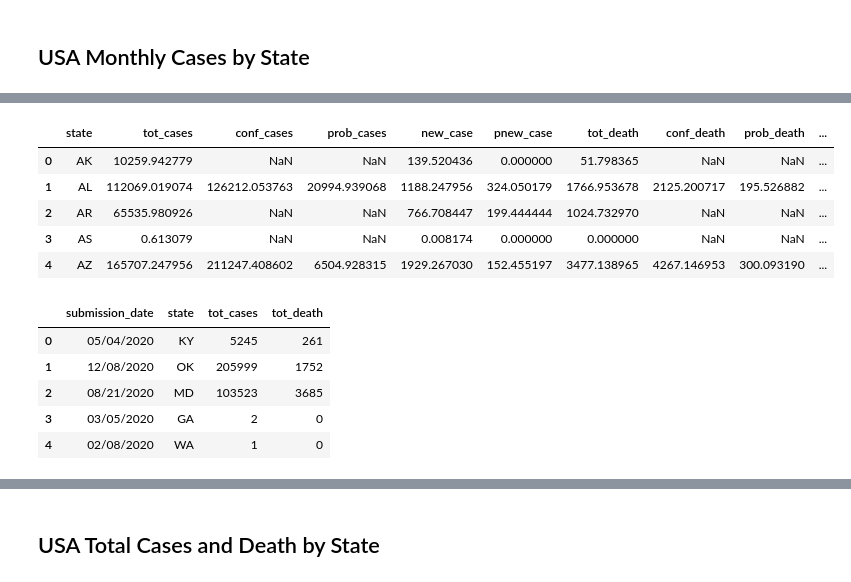
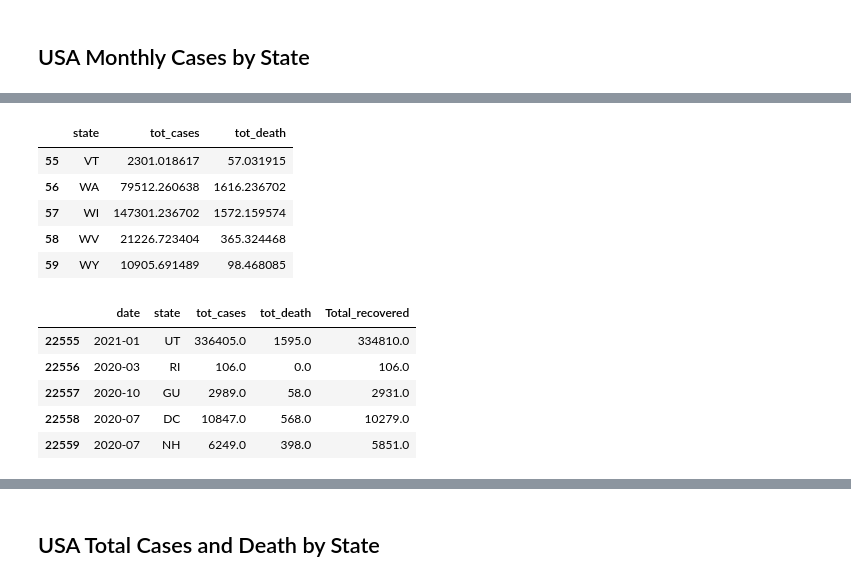
Before and after one commit to gotar1/COVID-19-Dashboard, a Jupyter notebook: Notebooks/analysis.ipynb, the cells around one changed output, grey strips where cells are left out. Drawn from its saved outputs; the diff is of its cells as text; code cells hidden in the pictures.

Commit message:
Updates to DataBase

```diff
--- a/Notebooks/analysis.ipynb
+++ b/Notebooks/analysis.ipynb
@@ -27,0 +19,11 @@ covid_df.head()
+# %%
+# set a client with a token
+client = Socrata("data.cdc.gov", my_token)
+
+# results returned as JSON from API / converted to Python list of
+# dictionaries by sodapy.
+results = client.get("9mfq-cb36", limit=50000)
+
+# Convert to pandas DataFrame and display
+covid_df = pd.DataFrame.from_records(results)
+covid_df.tail()
@@ -27,0 +68,8 @@ covid_df.head()
+# %%
+# convert objects to float
+covid_df["tot_cases"] =  covid_df.tot_cases.astype(float)
+covid_df["tot_death"] = covid_df.tot_death.astype(float)
+
+# select only the columns we gonna use and display df
+covid_df = covid_df[["date", "state", "tot_cases", "tot_death"]]
+covid_df.tail()
@@ -28,22 +83,22 @@ covid_df.head()
 # %%
 # group by states to be used later
 state_df = covid_df.groupby('state').mean().reset_index()
-state_df.head()
+state_df.tail()
 # %% [output]
-|  | state | tot_cases | conf_cases | prob_cases | new_case | pnew_case | tot_death | conf_death | prob_death | ... |
-| 0 | AK | 10259.942779 | NaN | NaN | 139.520436 | 0.000000 | 51.798365 | NaN | NaN | ... |
-| 1 | AL | 112069.019074 | 126212.053763 | 20994.939068 | 1188.247956 | 324.050179 | 1766.953678 | 2125.200717 | 195.526882 | ... |
-| 2 | AR | 65535.980926 | NaN | NaN | 766.708447 | 199.444444 | 1024.732970 | NaN | NaN | ... |
-| 3 | AS | 0.613079 | NaN | NaN | 0.008174 | 0.000000 | 0.000000 | NaN | NaN | ... |
-| 4 | AZ | 165707.247956 | 211247.408602 | 6504.928315 | 1929.267030 | 152.455197 | 3477.138965 | 4267.146953 | 300.093190 | ... |
+|  | state | tot_cases | tot_death |
+| 55 | VT | 2301.018617 | 57.031915 |
+| 56 | WA | 79512.260638 | 1616.236702 |
+| 57 | WI | 147301.236702 | 1572.159574 |
+| 58 | WV | 21226.723404 | 365.324468 |
+| 59 | WY | 10905.691489 | 98.468085 |
 # %%
-# select only the columns we gonna use
-covid_df = covid_df[["submission_date", "state", "tot_cases", "tot_death"]]
-covid_df.head()
+# add total recovery columns to df
+covid_df["Total_recovered"] = covid_df.tot_cases - covid_df.tot_death
+covid_df.tail()
 # %% [output]
-|  | submission_date | state | tot_cases | tot_death |
-| 0 | 05/04/2020 | KY | 5245 | 261 |
-| 1 | 12/08/2020 | OK | 205999 | 1752 |
-| 2 | 08/21/2020 | MD | 103523 | 3685 |
-| 3 | 03/05/2020 | GA | 2 | 0 |
-| 4 | 02/08/2020 | WA | 1 | 0 |
+|  | date | state | tot_cases | tot_death | Total_recovered |
+| 22555 | 2021-01 | UT | 336405.0 | 1595.0 | 334810.0 |
+| 22556 | 2020-03 | RI | 106.0 | 0.0 | 106.0 |
+| 22557 | 2020-10 | GU | 2989.0 | 58.0 | 2931.0 |
+| 22558 | 2020-07 | DC | 10847.0 | 568.0 | 10279.0 |
+| 22559 | 2020-07 | NH | 6249.0 | 398.0 | 5851.0 |
```
Also changed, not shown: parts of 17 cells of this notebook, 5 other files.
